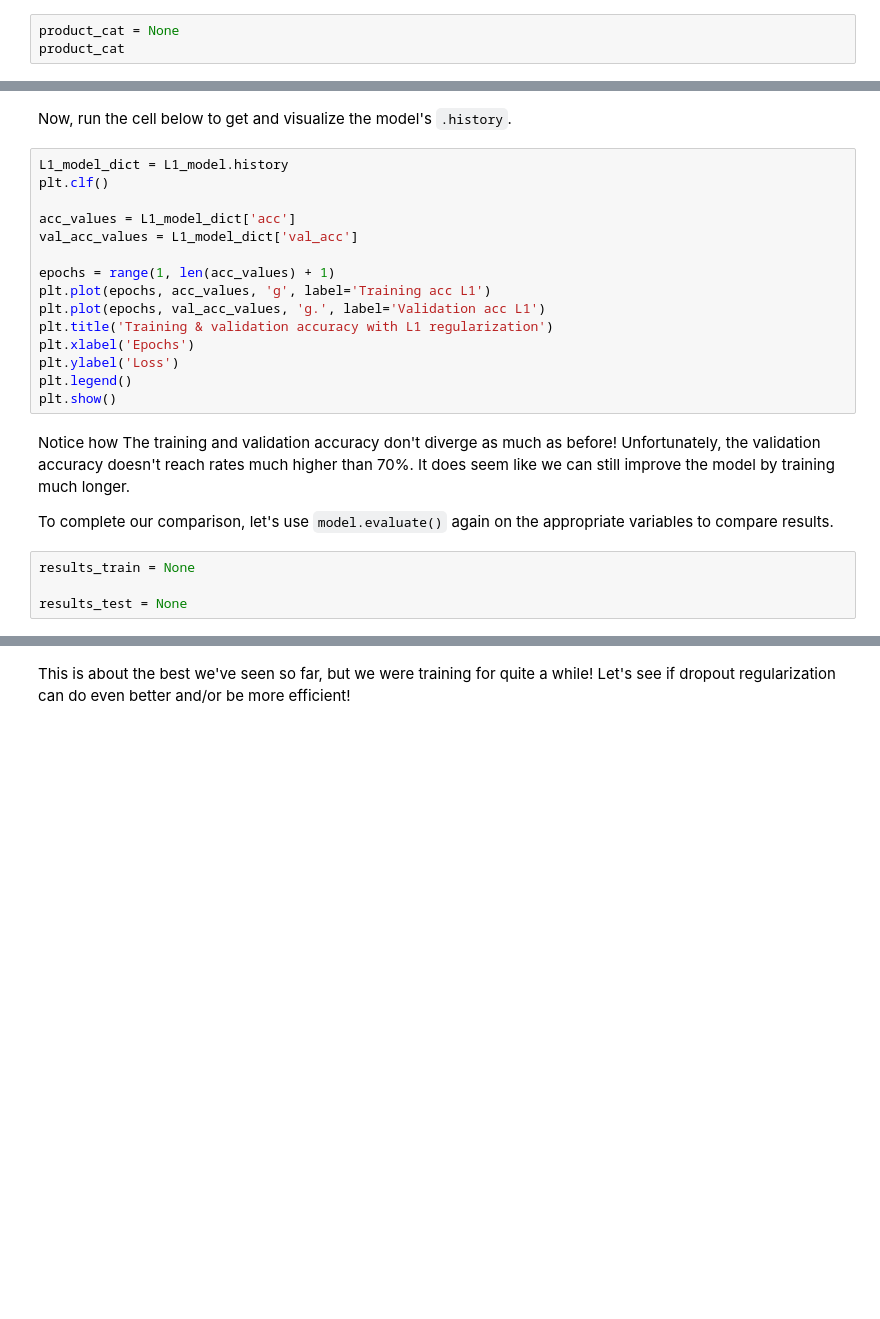
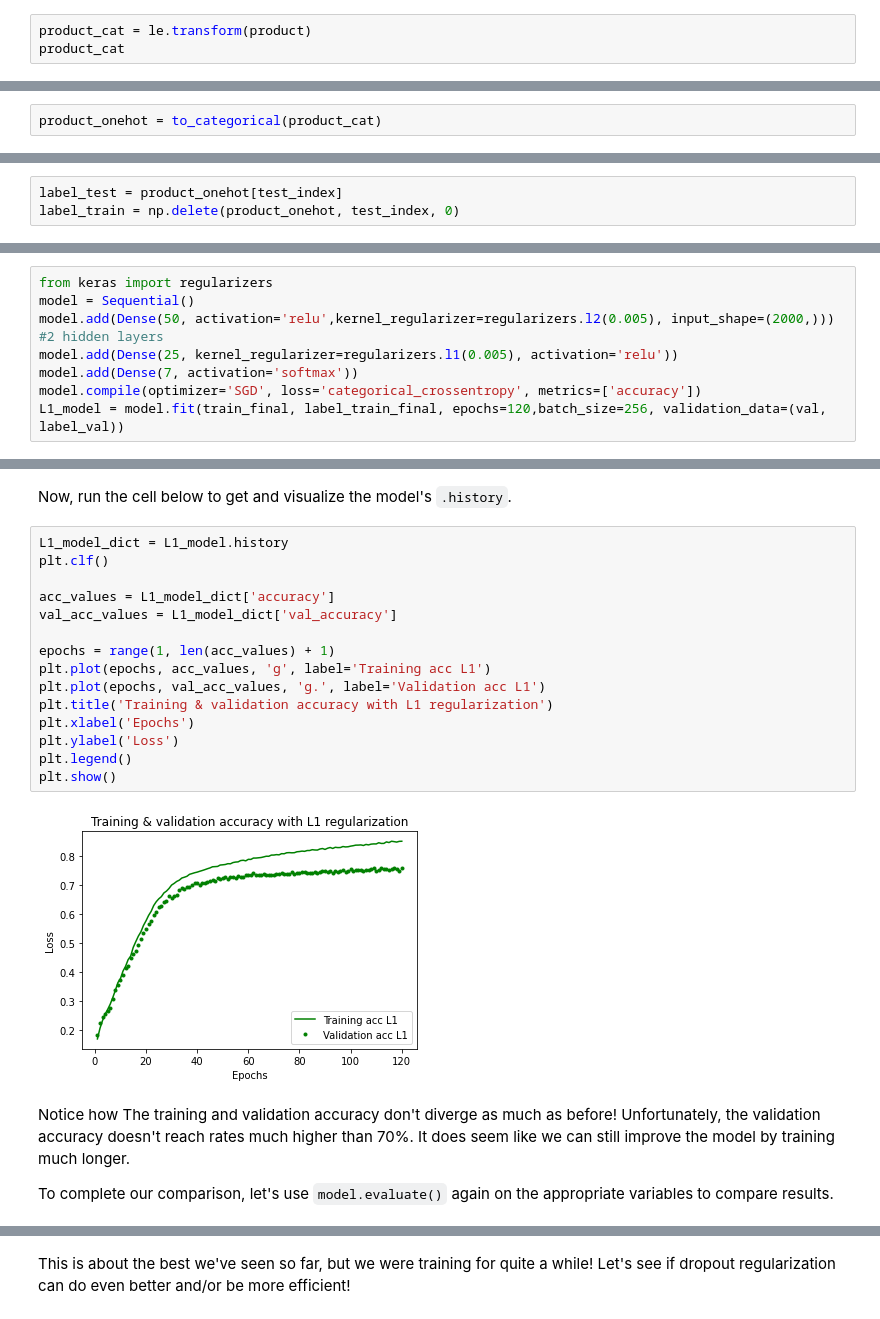
Before and after one commit to viyarlagadda/ds-nn-regularization-lab, a Jupyter notebook: index.ipynb, the cells around one changed output, grey strips where cells are left out. Saved outputs shown, nothing was run; the diff lists cells and outputs as text; blank space fills up the shorter version.

```diff
--- a/index.ipynb
+++ b/index.ipynb
@@ -107,5 +149,5 @@ In the cell below, use the label encoder's `.transform` method on `product` to c
 
 Then, access `product_cat` to see an example of how the labels are now encoded.
 # %%
-product_cat = None
+product_cat = le.transform(product)
 product_cat
@@ -116,2 +158,4 @@ product_onehot = None
+# %%
+product_onehot = to_categorical(product_cat)
 # %%
 product_onehot
@@ -152,3 +203,6 @@ label_train = None
+# %%
+label_test = product_onehot[test_index]
+label_train = np.delete(product_onehot, test_index, 0)
 # %% [markdown]
 Now, let's examine the shape everything we just did to make sure that the dimensions match up.
 
@@ -364,3 +519,11 @@ In the cell below:
 * Recreate the same model we did above, but this time, set the `kernel_regularizer` to `regularizers.l1(0.005)` inside both hidden layers.
 * Compile and fit the model exactly as we did for our L2 Regularization experiment (`120` epochs)
 * Store the fitted model that the `.fit` call returns inside a variable called `L1_model`.
+# %%
+from keras import regularizers
+model = Sequential()
+model.add(Dense(50, activation='relu',kernel_regularizer=regularizers.l2(0.005), input_shape=(2000,))) #2 hidden layers
+model.add(Dense(25, kernel_regularizer=regularizers.l1(0.005), activation='relu'))
+model.add(Dense(7, activation='softmax'))
+model.compile(optimizer='SGD', loss='categorical_crossentropy', metrics=['accuracy'])
+L1_model = model.fit(train_final, label_train_final, epochs=120,batch_size=256, validation_data=(val, label_val))
@@ -369,23 +550,21 @@ Now, run the cell below to get and visualize the model's `.history`.
 # %%
 L1_model_dict = L1_model.history
 plt.clf()
 
-acc_values = L1_model_dict['acc']
-val_acc_values = L1_model_dict['val_acc']
+acc_values = L1_model_dict['accuracy']
+val_acc_values = L1_model_dict['val_accuracy']
 
 epochs = range(1, len(acc_values) + 1)
 plt.plot(epochs, acc_values, 'g', label='Training acc L1')
 plt.plot(epochs, val_acc_values, 'g.', label='Validation acc L1')
 plt.title('Training & validation accuracy with L1 regularization')
 plt.xlabel('Epochs')
 plt.ylabel('Loss')
 plt.legend()
 plt.show()
+# %% [output]
+[figure, added]
 # %% [markdown]
 Notice how The training and validation accuracy don't diverge as much as before! Unfortunately, the validation accuracy doesn't reach rates much higher than 70%. It does seem like we can still improve the model by training much longer.
 
 To complete our comparison, let's use `model.evaluate()` again on the appropriate variables to compare results.
-# %%
-results_train = None
-
-results_test = None
```
Also changed, not shown: parts of 59 cells of this notebook.
